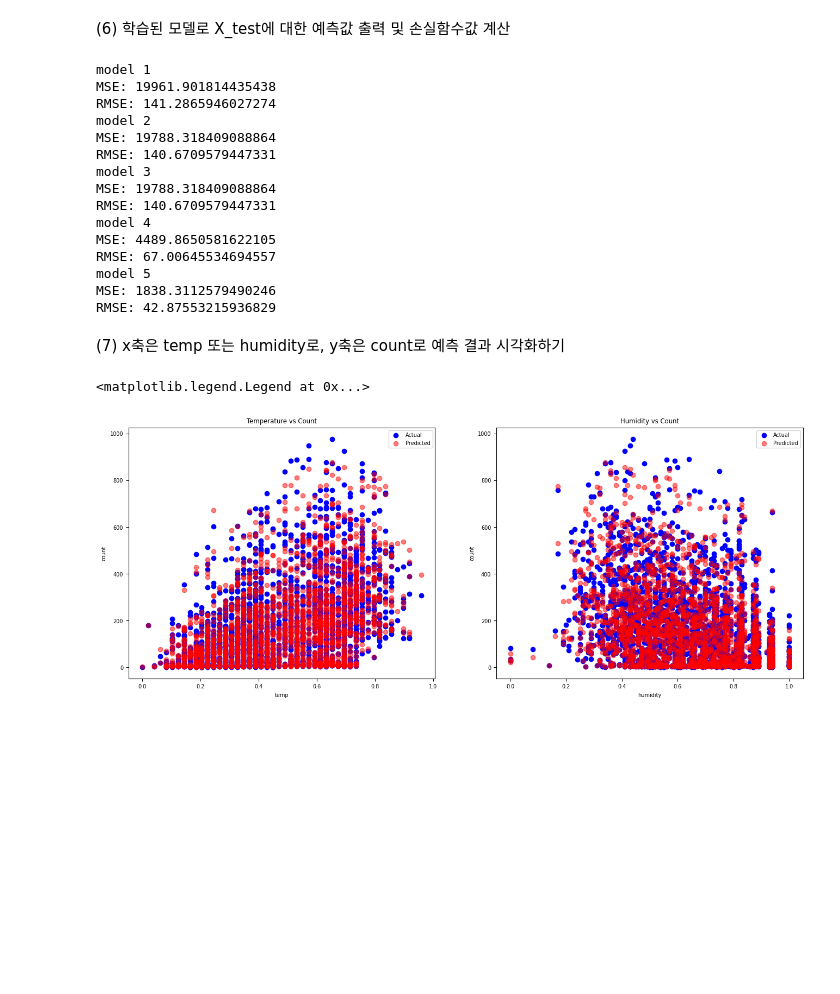
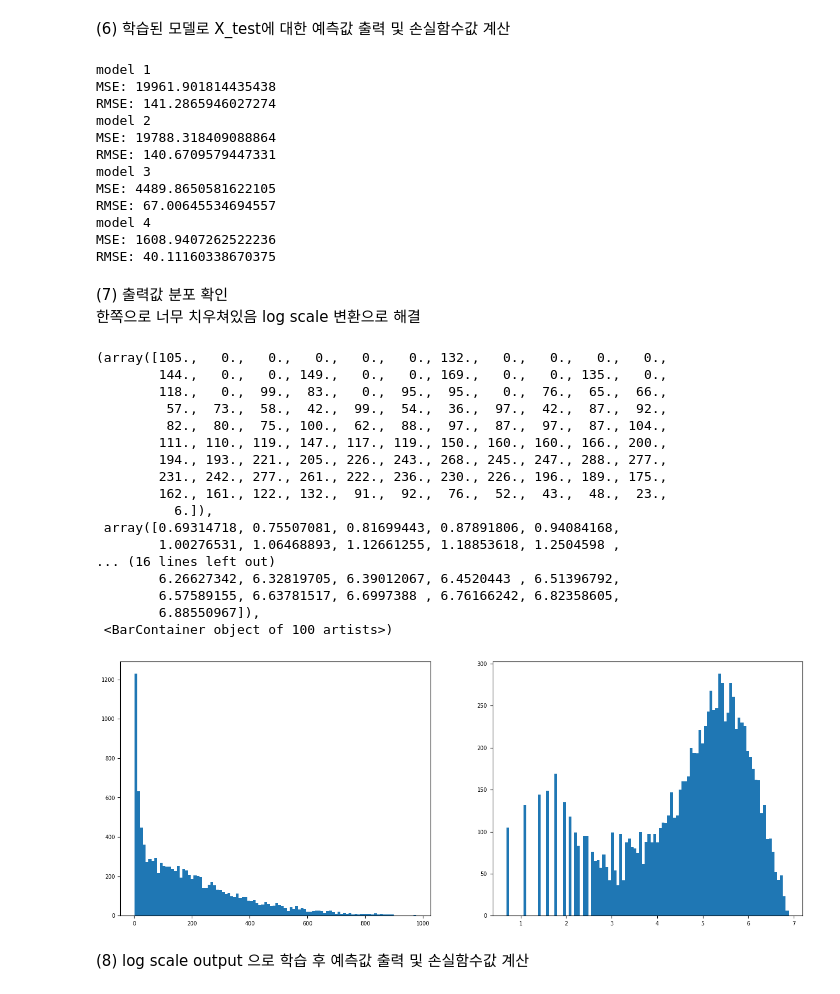
Before and after one commit to jacksju0/AIFFEL_quest_rs, a Jupyter notebook: Exploration/Ex01/BikeSharingDemand.ipynb, the cells around one changed output. Drawn from its saved outputs; the diff is of its cells as text; code cells hidden in the pictures; blank space fills up the shorter version.

```diff
--- a/Exploration/Ex01/BikeSharingDemand.ipynb
+++ b/Exploration/Ex01/BikeSharingDemand.ipynb
@@ -204,22 +189,14 @@ y_pred_2   = model_2.predict(X_test_all);    mse = mean_squared_error(y_test_all
 print("model 2")
 print("MSE:", mse)
 print("RMSE:", rmse)
-y_pred_3   = model_2.predict(X_test_all);    mse = mean_squared_error(y_test_all, y_pred_3);    rmse = np.sqrt(mse)
+y_pred_3   = model_3.predict(X_test_all);    mse = mean_squared_error(y_test_all, y_pred_3);    rmse = np.sqrt(mse)
 print("model 3")
 print("MSE:", mse)
 print("RMSE:", rmse)
-y_pred_4   = model_3.predict(X_test_all);    mse = mean_squared_error(y_test_all, y_pred_4);    rmse = np.sqrt(mse)
+y_pred_4   = model_4.predict(X_test_all);    mse = mean_squared_error(y_test_all, y_pred_4);    rmse = np.sqrt(mse)
 print("model 4")
 print("MSE:", mse)
 print("RMSE:", rmse)
-
-pred_log    = model_5.predict(X_test_all);
-y_pred_5 = np.expm1(pred_log)         # 로그 역변환
-y_pred_5 = np.clip(y_pred_5, 0, None)     # 음수 클립(안전)
-mse = mean_squared_error(y_test_all, y_pred_5);      rmse = np.sqrt(mse)
-print("model 5")
-print("MSE:", mse)
-print("RMSE:", rmse)
 # %% [output]
 model 1
 MSE: 19961.901814435438
@@ -228,34 +205,37 @@ model 2
 MSE: 19788.318409088864
 RMSE: 140.6709579447331
 model 3
-MSE: 19788.318409088864
-RMSE: 140.6709579447331
-model 4
 MSE: 4489.8650581622105
 RMSE: 67.00645534694557
-model 5
-MSE: 1838.3112579490246
-RMSE: 42.87553215936829
+model 4
+MSE: 1608.9407262522236
+RMSE: 40.11160338670375
-# %% [markdown]
-(7) x축은 temp 또는 humidity로, y축은 count로 예측 결과 시각화하기
+# %% [markdown]
+(7) 출력값 분포 확인
+한쪽으로 너무 치우쳐있음
+log scale 변환으로 해결
 # %%
 fig, axs = plt.subplots(1, 2, figsize=(16, 6))
-
-# temp vs count 시각화
-axs[0].scatter(X_test_all['temp'], y_test_all, color='blue', label='Actual')
-axs[0].scatter(X_test_all['temp'], y_pred_5, color='red', label='Predicted', alpha=0.5)
-axs[0].set_xlabel('temp')
-axs[0].set_ylabel('count')
-axs[0].set_title('Temperature vs Count')
-axs[0].legend()
-
-# humidity vs count 시각화
-axs[1].scatter(X_test_all['humidity'], y_test_all, color='blue', label='Actual')
-axs[1].scatter(X_test_all['humidity'], y_pred_5, color='red', label='Predicted', alpha=0.5)
-axs[1].set_xlabel('humidity')
-axs[1].set_ylabel('count')
-axs[1].set_title('Humidity vs Count')
-axs[1].legend()
+axs[0].hist(y,bins=100)
+axs[1].hist(np.log1p(y),bins=100)
 # %% [output]
-<matplotlib.legend.Legend at 0x...>
+(array([105.,   0.,   0.,   0.,   0.,   0., 132.,   0.,   0.,   0.,   0.,
+        144.,   0.,   0., 149.,   0.,   0., 169.,   0.,   0., 135.,   0.,
+        118.,   0.,  99.,  83.,   0.,  95.,  95.,   0.,  76.,  65.,  66.,
+         57.,  73.,  58.,  42.,  99.,  54.,  36.,  97.,  42.,  87.,  92.,
+         82.,  80.,  75., 100.,  62.,  88.,  97.,  87.,  97.,  87., 104.,
+        111., 110., 119., 147., 117., 119., 150., 160., 160., 166., 200.,
+        194., 193., 221., 205., 226., 243., 268., 245., 247., 288., 277.,
+        231., 242., 277., 261., 222., 236., 230., 226., 196., 189., 175.,
+        162., 161., 122., 132.,  91.,  92.,  76.,  52.,  43.,  48.,  23.,
+          6.]),
+ array([0.69314718, 0.75507081, 0.81699443, 0.87891806, 0.94084168,
+        1.00276531, 1.06468893, 1.12661255, 1.18853618, 1.2504598 ,
+... (16 lines left out)
+        6.26627342, 6.32819705, 6.39012067, 6.4520443 , 6.51396792,
+        6.57589155, 6.63781517, 6.6997388 , 6.76166242, 6.82358605,
+        6.88550967]),
+ <BarContainer object of 100 artists>)
-[figure, old version]
+[figure, new version]
+# %% [markdown]
+(8) log scale output 으로 학습 후 예측값 출력 및 손실함수값 계산
```
Also changed, not shown: parts of 4 cells of this notebook.
